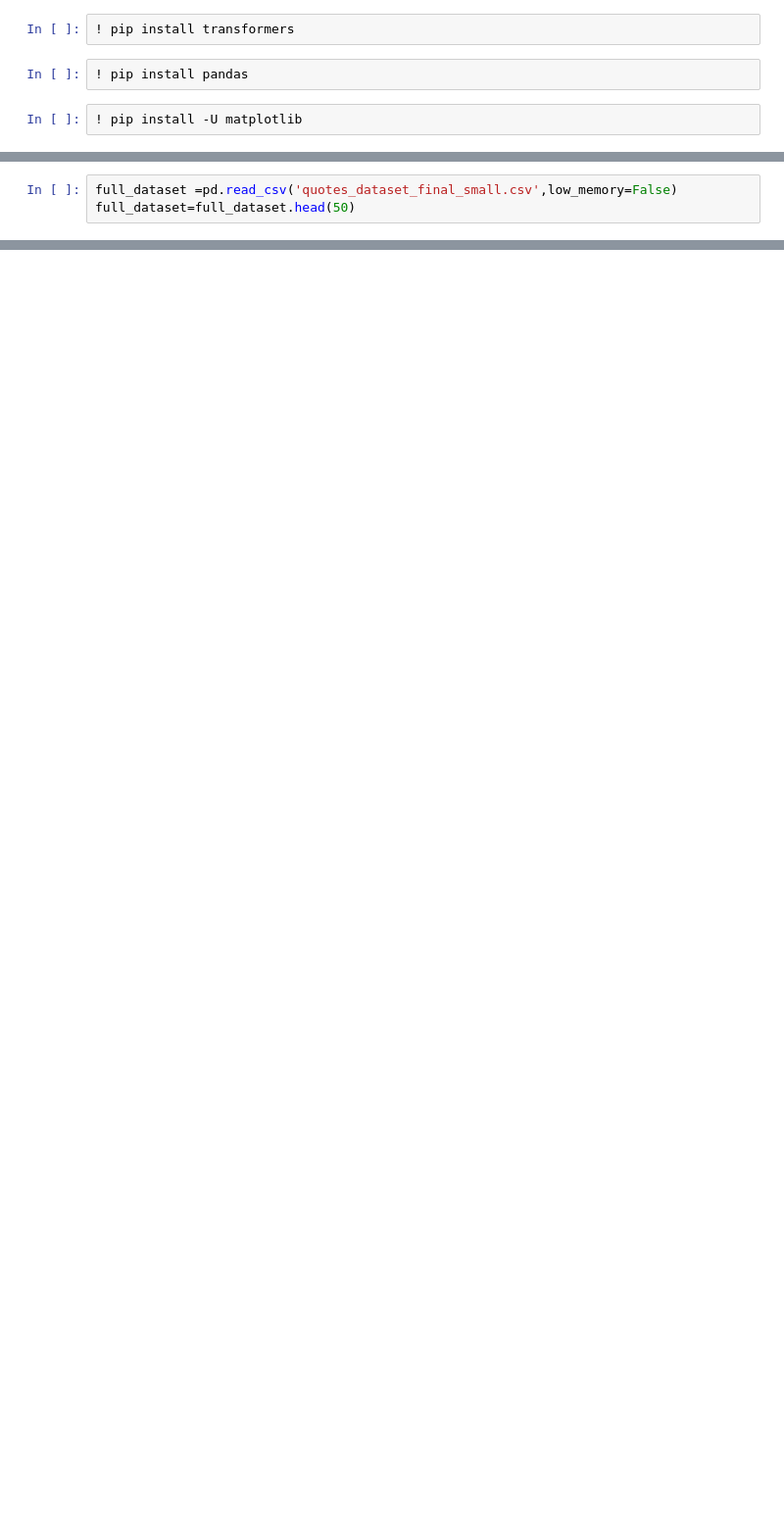
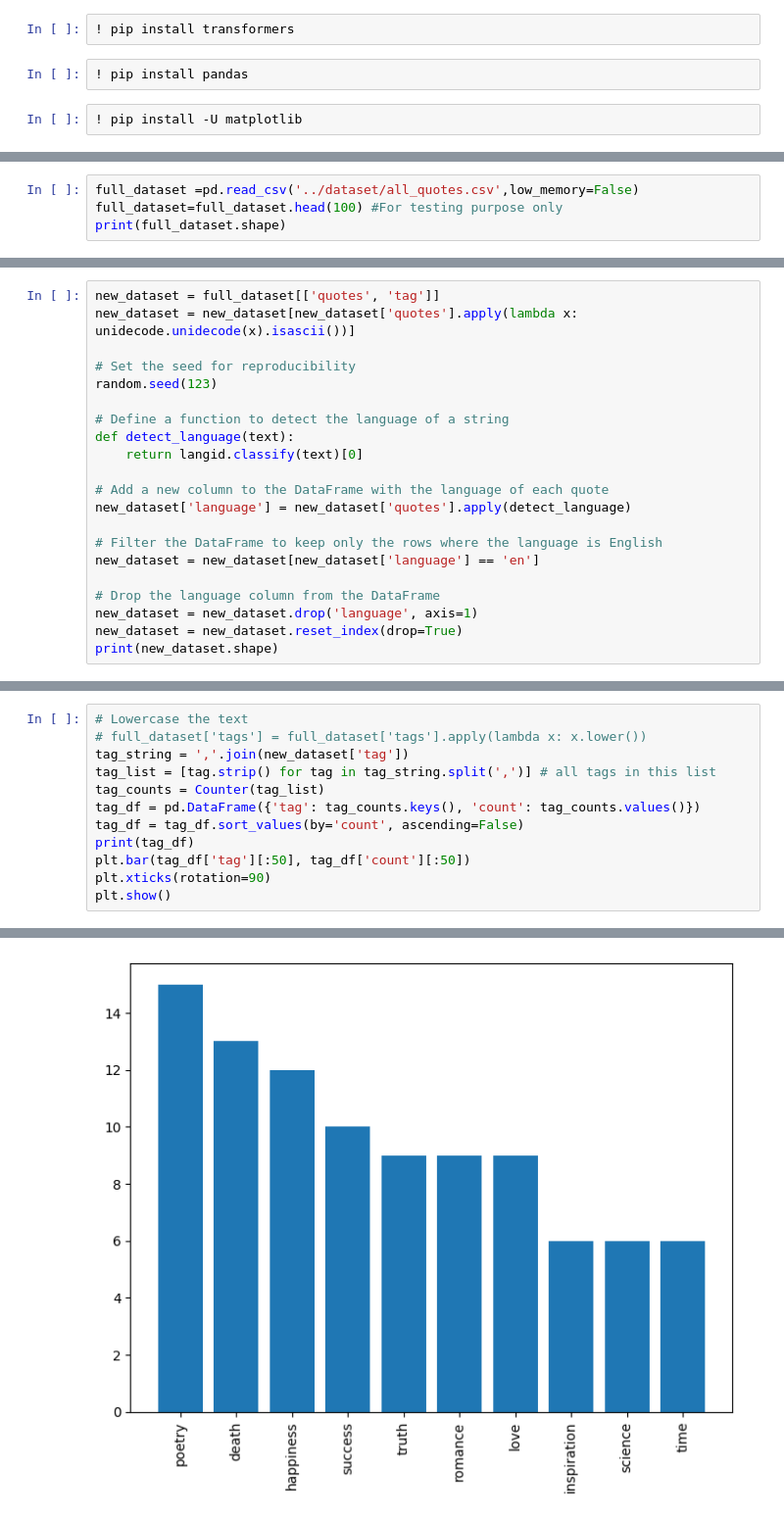
Before and after one commit to yankanp/quotes-generator, a Jupyter notebook: T5/T5.ipynb, the cells around one changed output, grey strips where cells are left out. Shown at 98% size. Drawn from its saved outputs; the diff is of its cells as text; blank space fills up the shorter version.

```diff
--- a/T5/T5.ipynb
+++ b/T5/T5.ipynb
@@ -37,3 +54,4 @@ class QuotesDataset(Dataset):
 # %%
-full_dataset =pd.read_csv('quotes_dataset_final_small.csv',low_memory=False)
-full_dataset=full_dataset.head(50)
+full_dataset =pd.read_csv('../dataset/all_quotes.csv',low_memory=False)
+full_dataset=full_dataset.head(100) #For testing purpose only
+print(full_dataset.shape)
@@ -57,0 +69,21 @@ For now, this behavior is kept to avoid breaking backwards compatibility when pa
+# %%
+new_dataset = full_dataset[['quotes', 'tag']]
+new_dataset = new_dataset[new_dataset['quotes'].apply(lambda x: unidecode.unidecode(x).isascii())]
+
+# Set the seed for reproducibility
+random.seed(123)
+
+# Define a function to detect the language of a string
+def detect_language(text):
+    return langid.classify(text)[0]
+
+# Add a new column to the DataFrame with the language of each quote
+new_dataset['language'] = new_dataset['quotes'].apply(detect_language)
+
+# Filter the DataFrame to keep only the rows where the language is English
+new_dataset = new_dataset[new_dataset['language'] == 'en']
+
+# Drop the language column from the DataFrame
+new_dataset = new_dataset.drop('language', axis=1)
+new_dataset = new_dataset.reset_index(drop=True)
+print(new_dataset.shape)
@@ -57,0 +92,13 @@ For now, this behavior is kept to avoid breaking backwards compatibility when pa
+# %%
+# Lowercase the text
+# full_dataset['tags'] = full_dataset['tags'].apply(lambda x: x.lower())
+tag_string = ','.join(new_dataset['tag'])
+tag_list = [tag.strip() for tag in tag_string.split(',')] # all tags in this list
+tag_counts = Counter(tag_list)
+tag_df = pd.DataFrame({'tag': tag_counts.keys(), 'count': tag_counts.values()})
+tag_df = tag_df.sort_values(by='count', ascending=False)
+print(tag_df)
+plt.bar(tag_df['tag'][:50], tag_df['count'][:50])
+plt.xticks(rotation=90)
+plt.show()
+# %% [output]
@@ -57,0 +116 @@ For now, this behavior is kept to avoid breaking backwards compatibility when pa
+[figure, added]
```
Also changed, not shown: parts of 33 cells of this notebook, 4 other files.
